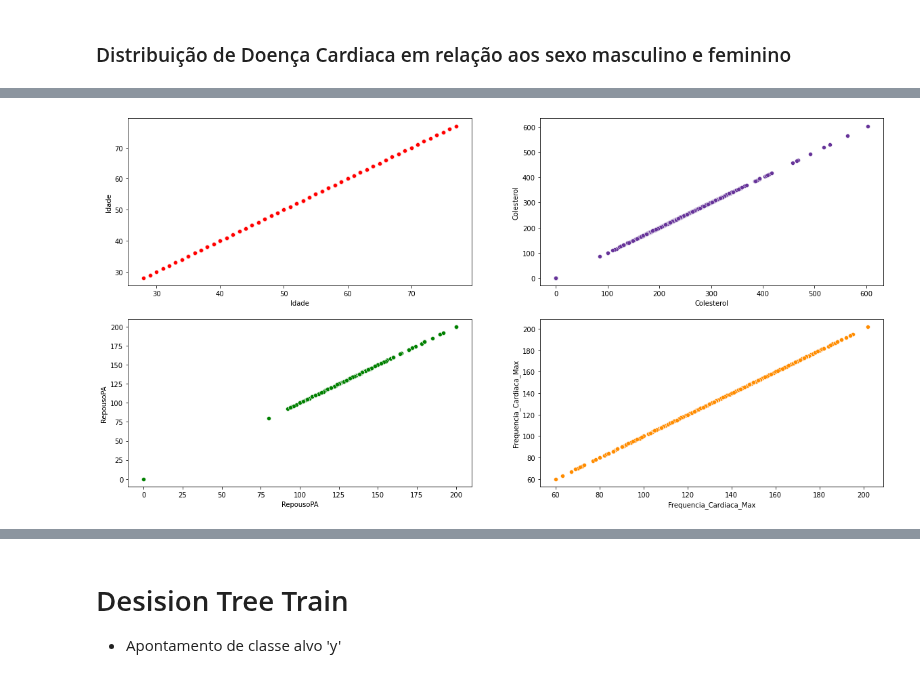
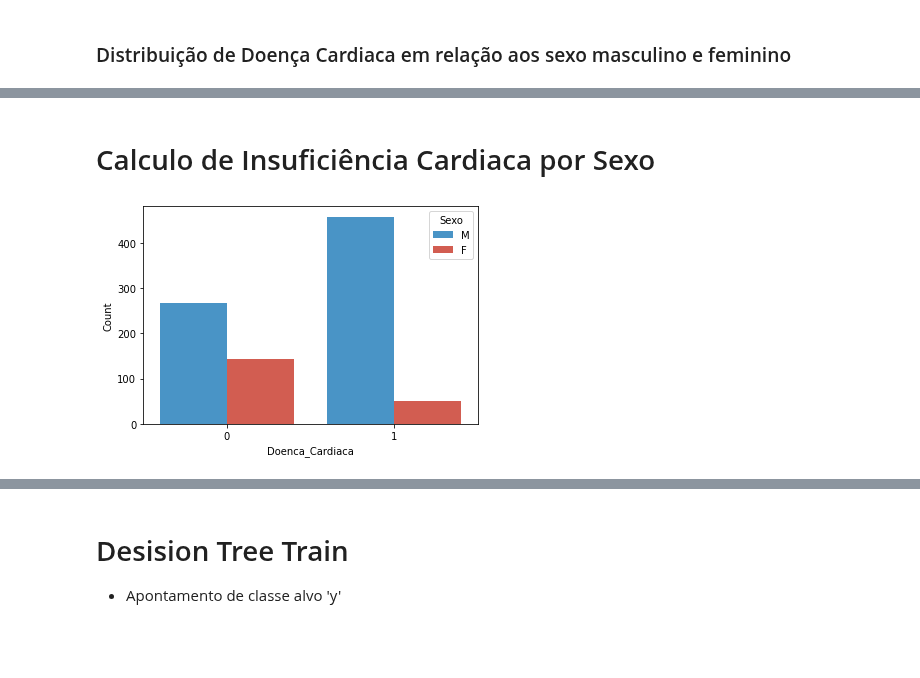
Before and after one commit to patrickpiccini/heart-failure-prediction, a Jupyter notebook: heart_failure_prediction.ipynb, the cells around one changed output, grey strips where cells are left out. Cells and saved outputs as stored; diff of their text form; code cells hidden in the pictures; blank space fills up the shorter version.

```diff
--- a/heart_failure_prediction.ipynb
+++ b/heart_failure_prediction.ipynb
@@ -195,9 +196,17 @@ plt.show()
-# %%
-fig, axes = plt.subplots(2, 2, figsize=(20, 10))
-sns.scatterplot(x=heart_df['Idade'], y=heart_df['Idade'], ax = axes[0, 0], color='r')
-sns.scatterplot(x=heart_df['Colesterol'], y=heart_df['Colesterol'], ax = axes[0, 1], color='rebeccapurple')
-sns.scatterplot(x=heart_df['RepousoPA'], y=heart_df['RepousoPA'], ax = axes[1, 0],  color='g')
-sns.scatterplot(x=heart_df['Frequencia_Cardiaca_Max'], y=heart_df['Frequencia_Cardiaca_Max'],ax = axes[1, 1],color='darkorange')
-plt.show()
-# %% [output]
-[figure, removed]
+# %% [markdown]
+# Calculo de Insuficiência Cardiaca por Sexo
+# %%
+countMan1 = heart_df.query("Sexo=='M' and Doenca_Cardiaca==1")
+countMan0 = heart_df.query("Sexo=='M' and Doenca_Cardiaca==0")
+
+countWom1 = heart_df.query("Sexo=='F' and Doenca_Cardiaca==1")
+countWom0 = heart_df.query("Sexo=='F' and Doenca_Cardiaca==0")
+
+data = [ ['M',countMan0.Sexo.count(),0], ['F',countWom0.Sexo.count(),0], ['M',countMan1.Sexo.count(),1], ['F',countWom1.Sexo.count(),1] ]
+df_sexo = pd.DataFrame(data, columns=['Sexo','Count', 'Doenca_Cardiaca'])
+df_sexo
+# %%
+sns.barplot(x="Doenca_Cardiaca", y="Count", hue="Sexo", data=df_sexo ,palette=['#3498DB','#E74C3C'])
+plt.show()
+# %% [output]
+[figure, added]
```
Also changed, not shown: parts of 6 cells of this notebook.
